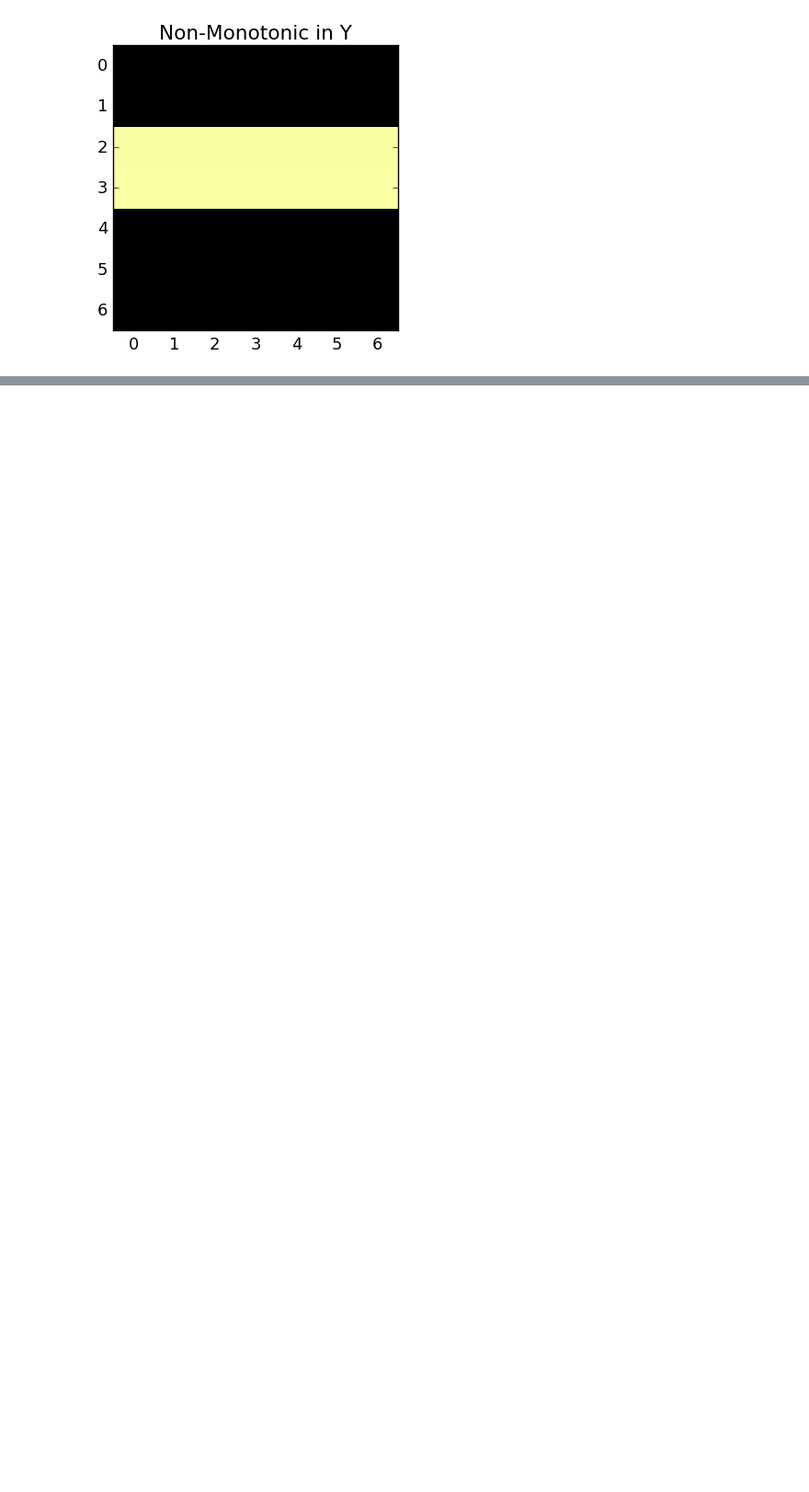
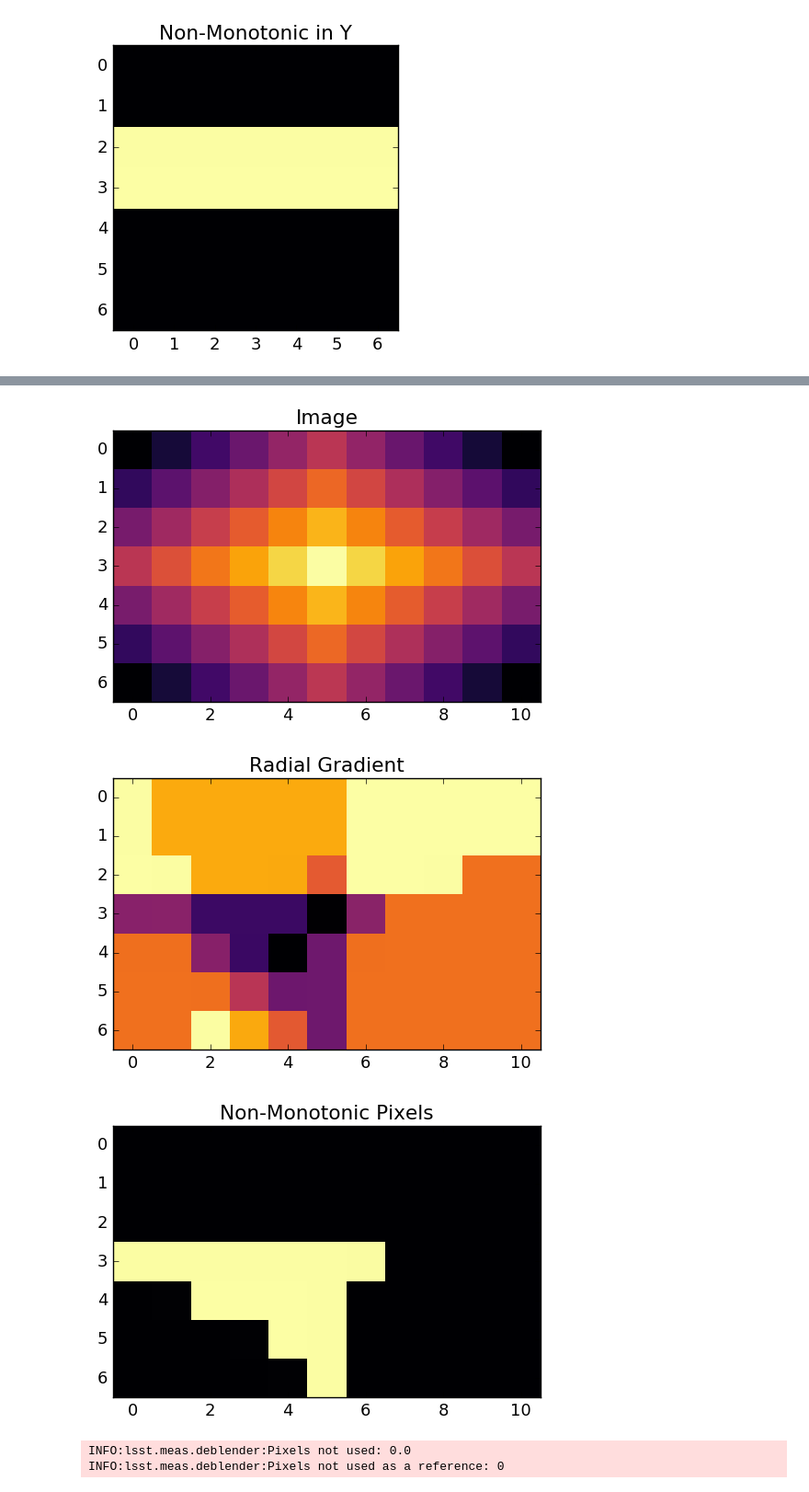
Before and after one commit to lsst/meas_deblender, a Jupyter notebook: examples/testOperators.ipynb, the cells around one changed output, grey strips where cells are left out. Shown: that part at 92% size. Saved outputs shown, nothing was run; the diff lists cells and outputs as text; code cells hidden in the pictures; blank space fills up the shorter version.

```diff
--- a/examples/testOperators.ipynb
+++ b/examples/testOperators.ipynb
@@ -255,0 +304,42 @@ testMonotonic(shape=(7,7), px=1, py=1)
+# %%
+def testMonotonic(shape, px, py):
+    # Create a pyramid with shape ``shape``, centered on the image
+    x = np.linspace(-1,1, shape[1])
+    y = np.linspace(-1,1, shape[0])
+    cx = shape[1]//2
+    cy = shape[0]//2
+    X,Y = np.meshgrid(x,y)
+    pyramid = np.zeros(shape)
+    pyramid[:cy+1, :cx+1] = (X+Y)[:cy+1, :cx+1]
+    pyramid[:cy+1, cx+1:] = (Y-X)[:cy+1, cx+1:]
+    pyramid[cy+1:, :cx+1] = (X-Y)[cy+1:, :cx+1]
+    pyramid[cy+1:, cx+1:] = (-X-Y)[cy+1:, cx+1:]
+    pyramid -= np.min(pyramid)
+    plt.imshow(pyramid)
+    plt.title("Image")
+    plt.show()
+
+    # Get a monotonic operator centered on peakX, peakY
+    monotonic = nmf.getRadialMonotonicOp(shape, px, py)
+    # Show the gradient
+    grad = monotonic.dot(pyramid.flatten())
+    plt.imshow(grad.reshape(shape))
+    plt.title("Radial Gradient")
+    plt.show()
+    # Get the non-monotonic pixels
+    badGrad = np.zeros(pyramid.size)
+    badGrad[grad<0] = 1
+    plt.imshow(badGrad.reshape(shape))
+    plt.title("Non-Monotonic Pixels")
+    plt.show()
+    # Test that every pixels is used
+    height, width = shape
+    logger.info("Pixels not used: {0}".format(np.trace(monotonic.toarray())+height*width-1))
+    # Test that each pixel is used as a reference at least once
+    indices = np.arange(height*width)
+    edges = ((np.mod(indices, width)==0) |
+             (indices<width) |
+             (indices>=width*(height-1)) |
+             (np.mod(indices, width)==width-1))
+    references = np.sum(monotonic.toarray(), axis=0)[~edges]
+    logger.info("Pixels not used as a reference: {0}".format(np.sum(references<0)))
@@ -255,0 +366,8 @@ testMonotonic(shape=(7,7), px=1, py=1)
+# %%
+testMonotonic(shape=(7,11), px=3, py=5)
+# %% [output]
+[figure, added]
+[figure, added]
+[figure, added]
+INFO:lsst.meas.deblender:Pixels not used: 0.0
+INFO:lsst.meas.deblender:Pixels not used as a reference: 0
```
Also changed, not shown: parts of 5 cells of this notebook, 1 other file.
